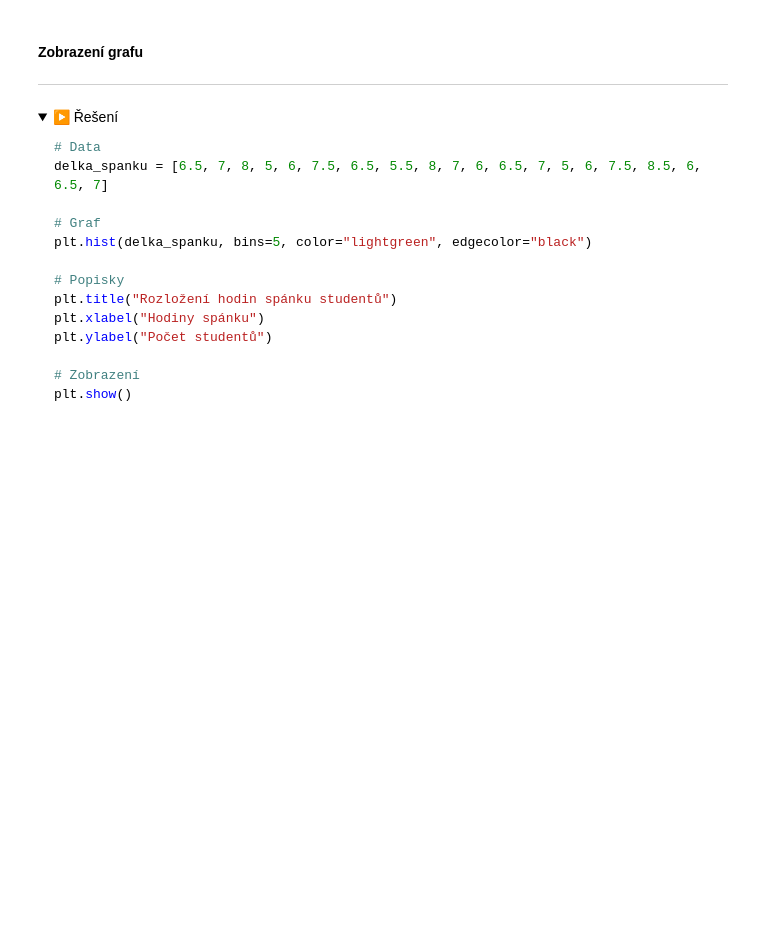
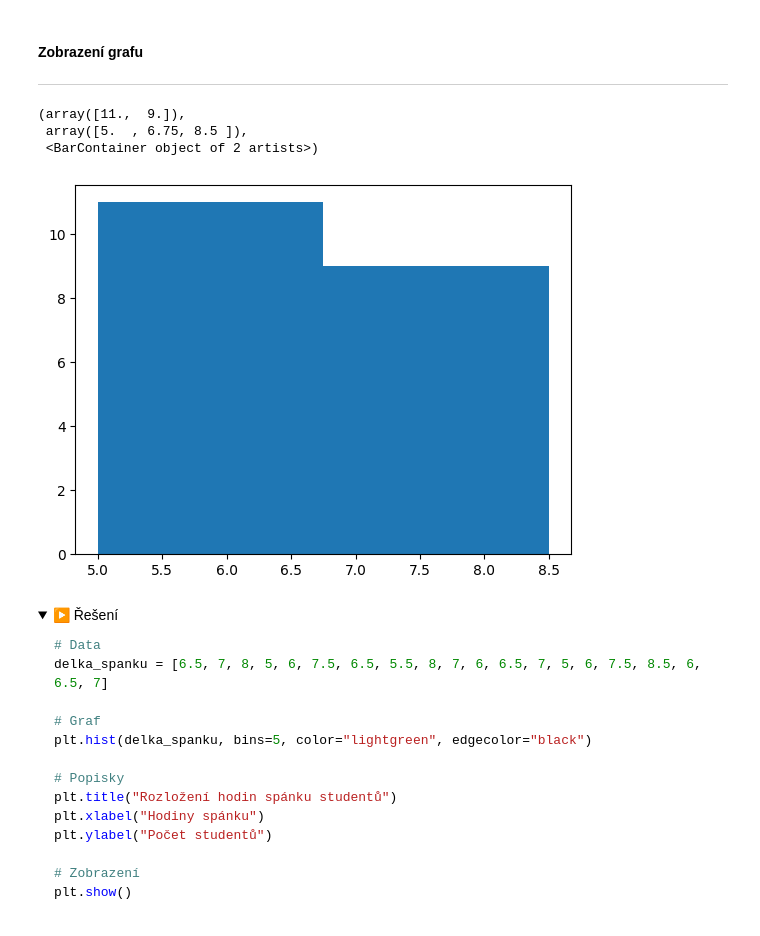
Before and after one commit to Bralor/python-data-2024, a Jupyter notebook: shared/notebooks/lesson07_eop.ipynb, the cells around one changed output. Saved outputs shown, nothing was run; the diff lists cells and outputs as text; code cells hidden in the pictures; folded sections open; blank space fills up the shorter version.

```diff
--- a/shared/notebooks/lesson07_eop.ipynb
+++ b/shared/notebooks/lesson07_eop.ipynb
@@ -568,3 +598,10 @@ delka_spanku = [6.5, 7, 8, 5, 6, 7.5, 6.5, 5.5, 8, 7, 6, 6.5, 7, 5, 6, 7.5, 8.5,
+# %%
+plt.hist(delka_spanku, bins=2)
+# %% [output]
+(array([11.,  9.]),
+ array([5.  , 6.75, 8.5 ]),
+ <BarContainer object of 2 artists>)
+[figure, added]
 # %% [markdown]
 <details>
     <summary>▶️ Řešení</summary>
```
Also changed, not shown: parts of 91 cells of this notebook.
